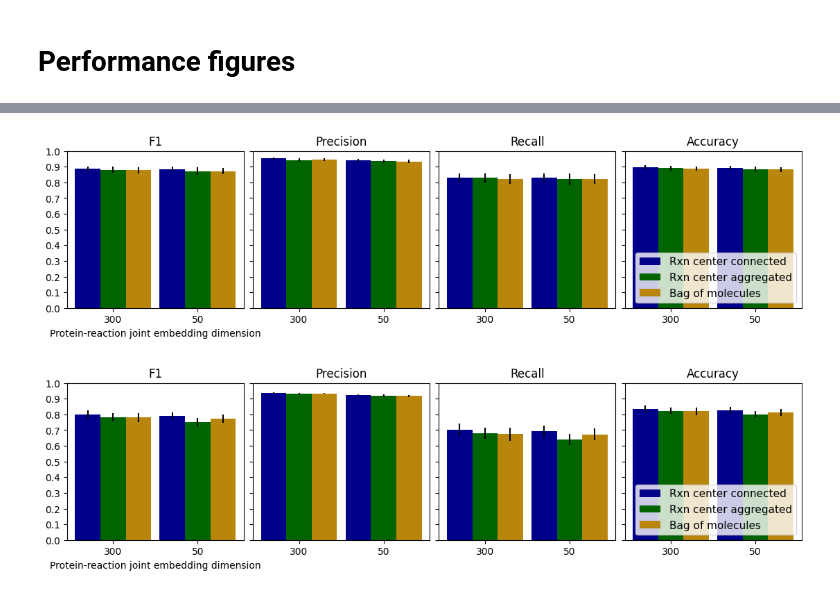
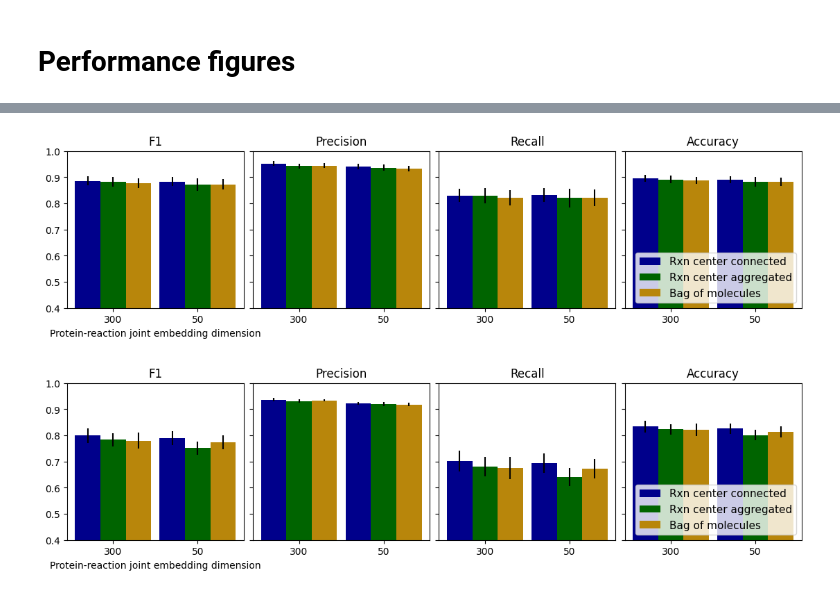
Before and after one commit to stefanpate/rcgnn, a Jupyter notebook: notebooks/rc_gnn_sprhea_figs.ipynb, the cells around one changed output, grey strips where cells are left out. Cells and saved outputs as stored; diff of their text form; code cells hidden in the pictures.

```diff
--- a/notebooks/rc_gnn_sprhea_figs.ipynb
+++ b/notebooks/rc_gnn_sprhea_figs.ipynb
@@ -26,3 +20,0 @@ exp.tail(10)
-# %%
-exp.drop(labels=[i for i in range(260, 264)], inplace=True)
-exp.tail()
@@ -224,8 +179,8 @@ def clustered_multi_panel_bar_chart(
             ax[i].set_title(f"{m.capitalize()}")
 
     ax[-1].legend(loc='lower right', fontsize=11)
-    ax[0].set_ylim(0,1)
-    ax[0].set_yticks(np.arange(0, 1.1, 0.1))
+    ax[0].set_ylim(0.5, 1)
+    ax[0].set_yticks(np.arange(0.4, 1.05, 0.1))
     if xaxis_label:
         ax[0].set_xlabel(xaxis_label)
     plt.show()
@@ -507,37 +558,36 @@ for cs in cluster_sels:
         tmp.append(slice.loc[[arg_best], :])
 
 extract = pd.concat(tmp)
-extract.head(20)
 
 cluster_labels = [
     "Rxn center connected",
     "Rxn center aggregated",
     "Bag of molecules",
 ]
 
 x_labels = [
     "300",
     "50",
 ]
 
 colors = [
     "darkblue",
     "darkgreen",
     "darkgoldenrod",
 
 ]
 clustered_multi_panel_bar_chart(
     extract,
     cluster_sels,
     x_sels,
     metrics,
     cluster_labels,
     x_labels,
     colors,
     xaxis_label="Protein-reaction joint embedding dimension",
 )
 # %% [output]
-[figure, old version]
+[figure, new version]
 # %%
 # Compare best models w/ diff hidden dimensions on 80% rcmcs
 
@@ -609,4 +659,4 @@ clustered_multi_panel_bar_chart(
     xaxis_label="Protein-reaction joint embedding dimension",
 )
 # %% [output]
-[figure, old version]
+[figure, new version]
```
Also changed, not shown: parts of 14 cells of this notebook, 10 other files.
